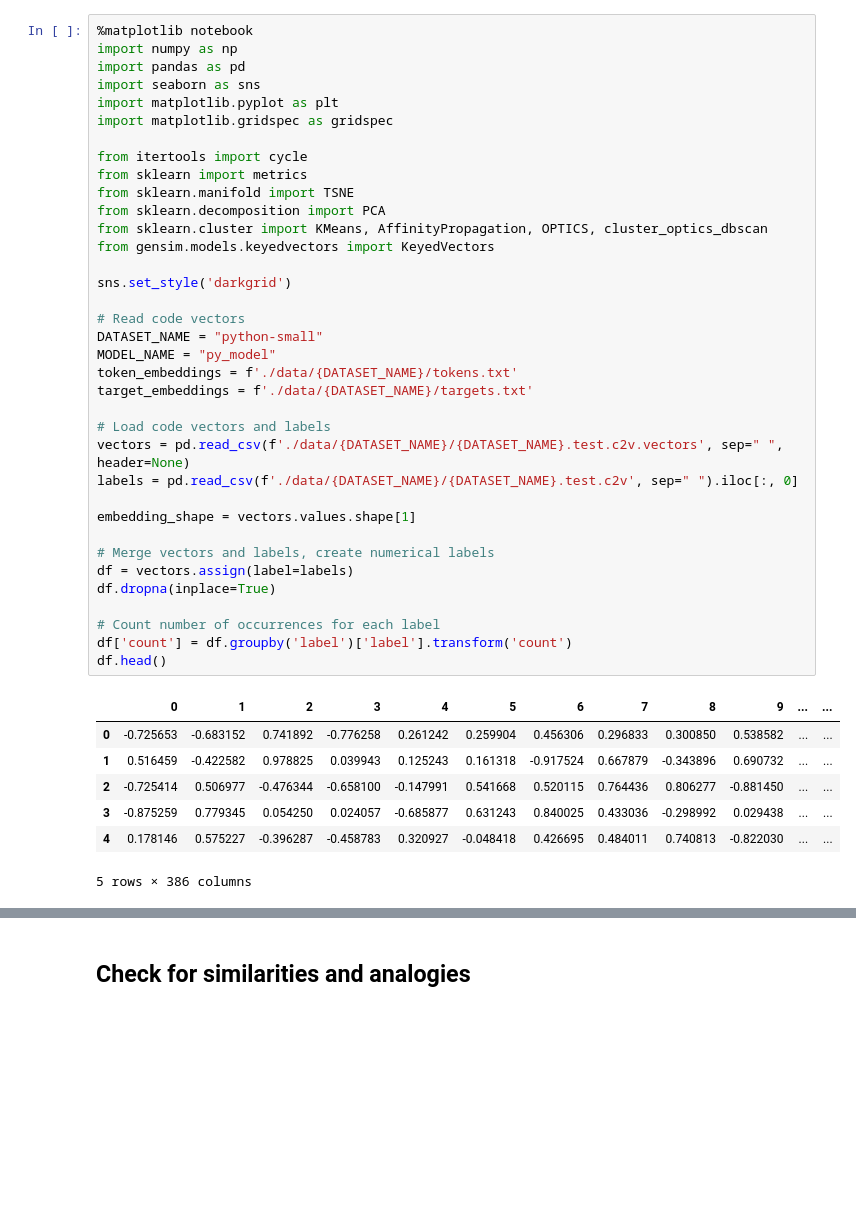
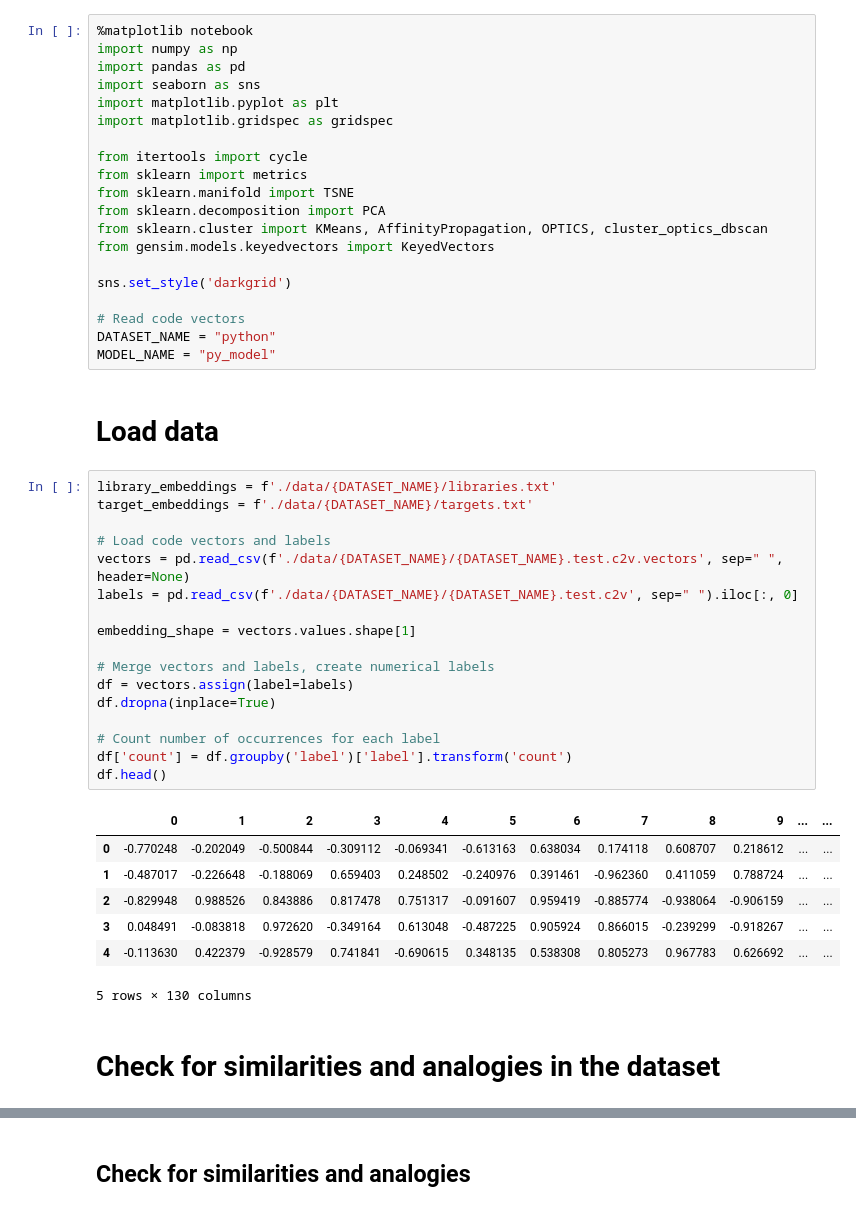
Before and after one commit to mhagglun/code2vec, a Jupyter notebook: visualize.ipynb, the cells around one changed output, grey strips where cells are left out. Cells and saved outputs as stored; diff of their text form; blank space fills up the shorter version.

```diff
--- a/visualize.ipynb
+++ b/visualize.ipynb
@@ -1,46 +1,51 @@
+# %%
+%matplotlib notebook
+import numpy as np
+import pandas as pd
+import seaborn as sns
+import matplotlib.pyplot as plt
+import matplotlib.gridspec as gridspec
+
+from itertools import cycle
+from sklearn import metrics
+from sklearn.manifold import TSNE
+from sklearn.decomposition import PCA
+from sklearn.cluster import KMeans, AffinityPropagation, OPTICS, cluster_optics_dbscan
+from gensim.models.keyedvectors import KeyedVectors
+
+sns.set_style('darkgrid')
+
+# Read code vectors
+DATASET_NAME = "python"
+MODEL_NAME = "py_model"
+# %% [markdown]
+# Load data
 # %%
-%matplotlib notebook
-import numpy as np
-import pandas as pd
-import seaborn as sns
-import matplotlib.pyplot as plt
-import matplotlib.gridspec as gridspec
-
-from itertools import cycle
-from sklearn import metrics
-from sklearn.manifold import TSNE
-from sklearn.decomposition import PCA
-from sklearn.cluster import KMeans, AffinityPropagation, OPTICS, cluster_optics_dbscan
-from gensim.models.keyedvectors import KeyedVectors
-
-sns.set_style('darkgrid')
-
-# Read code vectors
-DATASET_NAME = "python-small"
-MODEL_NAME = "py_model"
-token_embeddings = f'./data/{DATASET_NAME}/tokens.txt'
+library_embeddings = f'./data/{DATASET_NAME}/libraries.txt'
 target_embeddings = f'./data/{DATASET_NAME}/targets.txt'
 
 # Load code vectors and labels
 vectors = pd.read_csv(f'./data/{DATASET_NAME}/{DATASET_NAME}.test.c2v.vectors', sep=" ", header=None)
 labels = pd.read_csv(f'./data/{DATASET_NAME}/{DATASET_NAME}.test.c2v', sep=" ").iloc[:, 0]
 
 embedding_shape = vectors.values.shape[1]
 
 # Merge vectors and labels, create numerical labels
 df = vectors.assign(label=labels)
 df.dropna(inplace=True)
 
 # Count number of occurrences for each label
 df['count'] = df.groupby('label')['label'].transform('count')
 df.head()
 # %% [output]
 |  | 0 | 1 | 2 | 3 | 4 | 5 | 6 | 7 | 8 | 9 | ... | ... |
-| 0 | -0.725653 | -0.683152 | 0.741892 | -0.776258 | 0.261242 | 0.259904 | 0.456306 | 0.296833 | 0.300850 | 0.538582 | ... | ... |
-| 1 | 0.516459 | -0.422582 | 0.978825 | 0.039943 | 0.125243 | 0.161318 | -0.917524 | 0.667879 | -0.343896 | 0.690732 | ... | ... |
-| 2 | -0.725414 | 0.506977 | -0.476344 | -0.658100 | -0.147991 | 0.541668 | 0.520115 | 0.764436 | 0.806277 | -0.881450 | ... | ... |
-| 3 | -0.875259 | 0.779345 | 0.054250 | 0.024057 | -0.685877 | 0.631243 | 0.840025 | 0.433036 | -0.298992 | 0.029438 | ... | ... |
-| 4 | 0.178146 | 0.575227 | -0.396287 | -0.458783 | 0.320927 | -0.048418 | 0.426695 | 0.484011 | 0.740813 | -0.822030 | ... | ... |
+| 0 | -0.770248 | -0.202049 | -0.500844 | -0.309112 | -0.069341 | -0.613163 | 0.638034 | 0.174118 | 0.608707 | 0.218612 | ... | ... |
+| 1 | -0.487017 | -0.226648 | -0.188069 | 0.659403 | 0.248502 | -0.240976 | 0.391461 | -0.962360 | 0.411059 | 0.788724 | ... | ... |
+| 2 | -0.829948 | 0.988526 | 0.843886 | 0.817478 | 0.751317 | -0.091607 | 0.959419 | -0.885774 | -0.938064 | -0.906159 | ... | ... |
+| 3 | 0.048491 | -0.083818 | 0.972620 | -0.349164 | 0.613048 | -0.487225 | 0.905924 | 0.866015 | -0.239299 | -0.918267 | ... | ... |
+| 4 | -0.113630 | 0.422379 | -0.928579 | 0.741841 | -0.690615 | 0.348135 | 0.538308 | 0.805273 | 0.967783 | 0.626692 | ... | ... |
-5 rows × 386 columns
+5 rows × 130 columns
+# %% [markdown]
+# Check for similarities and analogies in the dataset
 # %%
 # Similarities and Analogies
```
Also changed, not shown: parts of 21 cells of this notebook.
